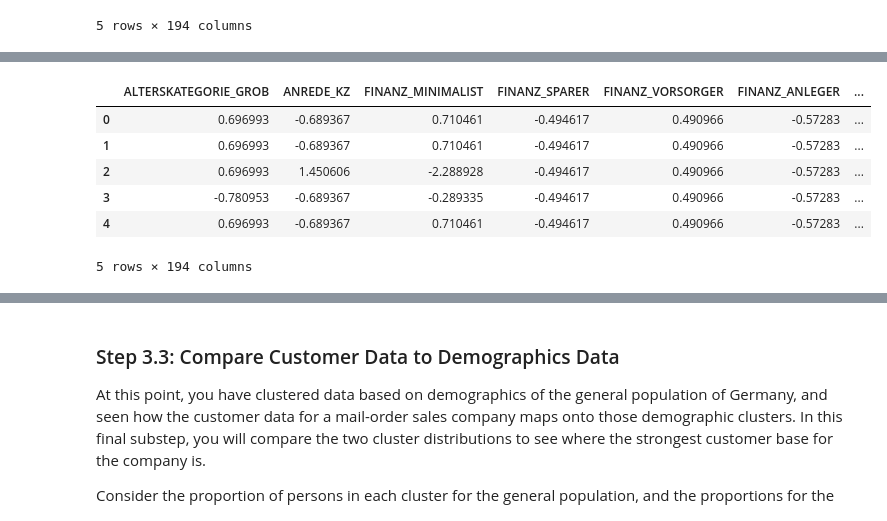
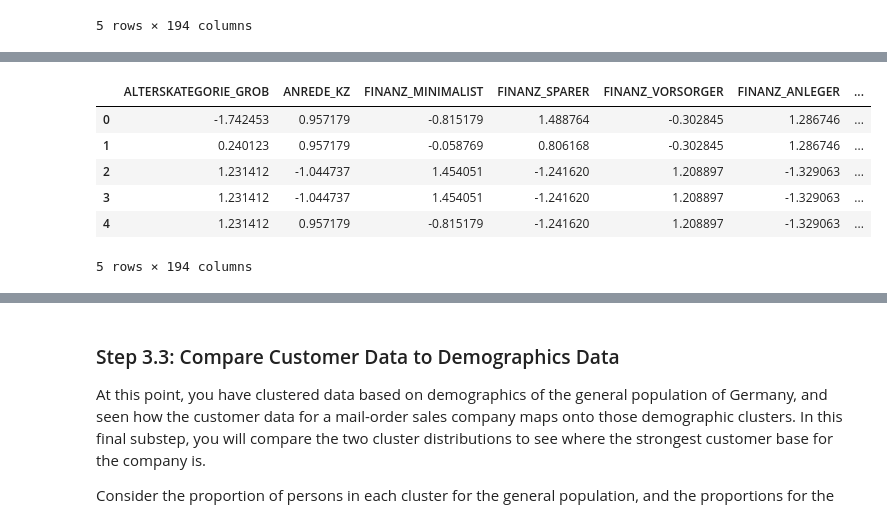
Before and after one commit to franciscolopezv/identify_customer_segments, a Jupyter notebook: Identify_Customer_Segments.ipynb, the cells around one changed output, grey strips where cells are left out. Cells and saved outputs as stored; diff of their text form; code cells hidden in the pictures.

```diff
--- a/Identify_Customer_Segments.ipynb
+++ b/Identify_Customer_Segments.ipynb
@@ -880,4 +869,0 @@ df_result
-# %%
-imputer = SimpleImputer(missing_values=np.nan, strategy='mean')
-azdias = imputer.fit_transform(azdias)
-azdias = pd.DataFrame(azdias)
@@ -889,8 +871,8 @@ azdias.isnull().sum().sum()
 # Apply feature scaling to the general population demographics data.
 
 scaler = StandardScaler()
-azdias_scaled = scaler.fit_transform(azdias)
-azdias_scaled = pd.DataFrame(azdias_scaled, columns=df_result.columns)
+azdias_scaled = scaler.fit_transform(azdias_imputer)
+azdias_scaled = pd.DataFrame(azdias_scaled, columns=azdias_columns)
 azdias_scaled.head()
 # %% [output]
 |  | ALTERSKATEGORIE_GROB | ANREDE_KZ | FINANZ_MINIMALIST | FINANZ_SPARER | FINANZ_VORSORGER | FINANZ_ANLEGER | ... |
@@ -1229,7 +1215,8 @@ customer_data.head()
 | 49930 | 4.0 | 0.0 | 5.0 | 1.0 | 5.0 | 1.0 | ... |
 | 49931 | 4.0 | 1.0 | 2.0 | 1.0 | 5.0 | 1.0 | ... |
 5 rows × 194 columns
-# %%
-customer_data = customer_data.dropna()
 # %%
 customer_columns = customer_data.columns
+# %%
+customer_imputer = imputer.transform(customer_data)
+customer_imputer = pd.DataFrame(customer_imputer, columns=customer_columns)
@@ -1236,14 +1243,14 @@ customer_columns = customer_data.columns
 # %%
-customer_scaled = scaler.fit_transform(customer_data)
+customer_scaled = scaler.transform(customer_imputer)
 customer_scaled = pd.DataFrame(customer_scaled, columns=customer_columns)
 customer_scaled.head()
 # %% [output]
 |  | ALTERSKATEGORIE_GROB | ANREDE_KZ | FINANZ_MINIMALIST | FINANZ_SPARER | FINANZ_VORSORGER | FINANZ_ANLEGER | ... |
-| 0 | 0.696993 | -0.689367 | 0.710461 | -0.494617 | 0.490966 | -0.57283 | ... |
-| 1 | 0.696993 | -0.689367 | 0.710461 | -0.494617 | 0.490966 | -0.57283 | ... |
-| 2 | 0.696993 | 1.450606 | -2.288928 | -0.494617 | 0.490966 | -0.57283 | ... |
-| 3 | -0.780953 | -0.689367 | -0.289335 | -0.494617 | 0.490966 | -0.57283 | ... |
-| 4 | 0.696993 | -0.689367 | 0.710461 | -0.494617 | 0.490966 | -0.57283 | ... |
+| 0 | -1.742453 | 0.957179 | -0.815179 | 1.488764 | -0.302845 | 1.286746 | ... |
+| 1 | 0.240123 | 0.957179 | -0.058769 | 0.806168 | -0.302845 | 1.286746 | ... |
+| 2 | 1.231412 | -1.044737 | 1.454051 | -1.241620 | 1.208897 | -1.329063 | ... |
+| 3 | 1.231412 | -1.044737 | 1.454051 | -1.241620 | 1.208897 | -1.329063 | ... |
+| 4 | 1.231412 | 0.957179 | -0.815179 | -1.241620 | 1.208897 | -1.329063 | ... |
 5 rows × 194 columns
 # %%
 customers_pca = pca.transform(customer_scaled)
```
Also changed, not shown: parts of 31 cells of this notebook, 1 other file.
